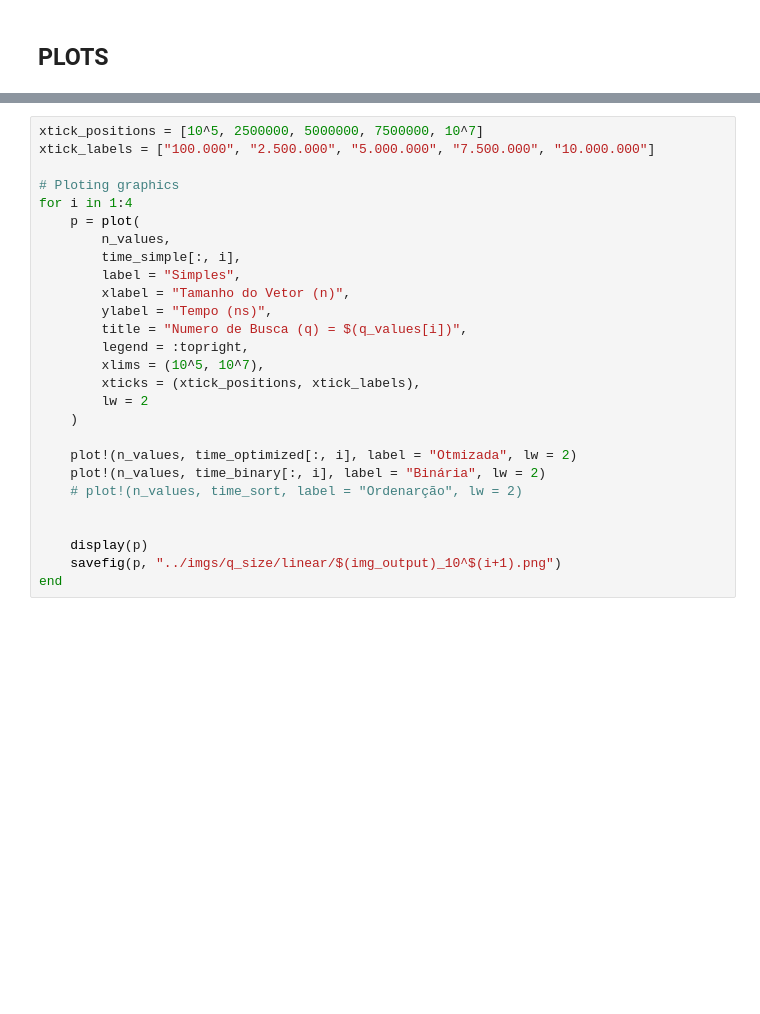
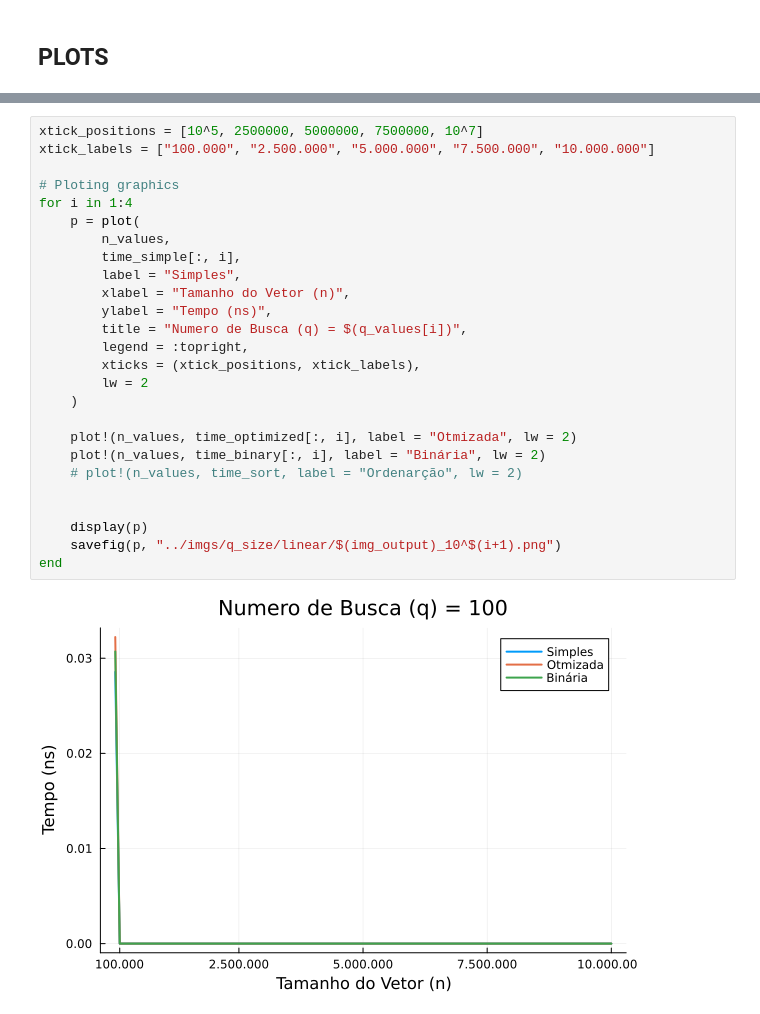
Before and after one commit to TalesLimaOliveira/Analise, a Jupyter notebook: Projeto 1/codes/dummy.ipynb, the cells around one changed output, grey strips where cells are left out. Saved outputs shown, nothing was run; the diff lists cells and outputs as text; blank space fills up the shorter version.

```diff
--- a/Projeto 1/codes/dummy.ipynb
+++ b/Projeto 1/codes/dummy.ipynb
@@ -235,27 +296,28 @@ end
 # %%
 xtick_positions = [10^5, 2500000, 5000000, 7500000, 10^7]
 xtick_labels = ["100.000", "2.500.000", "5.000.000", "7.500.000", "10.000.000"]
 
 # Ploting graphics
 for i in 1:4
     p = plot(
         n_values,
         time_simple[:, i],
         label = "Simples",
         xlabel = "Tamanho do Vetor (n)",
         ylabel = "Tempo (ns)",
         title = "Numero de Busca (q) = $(q_values[i])",
         legend = :topright,
-        xlims = (10^5, 10^7),
         xticks = (xtick_positions, xtick_labels),
         lw = 2
     )
 
     plot!(n_values, time_optimized[:, i], label = "Otmizada", lw = 2)
     plot!(n_values, time_binary[:, i], label = "Binária", lw = 2)
     # plot!(n_values, time_sort, label = "Ordenarção", lw = 2)
 
 
     display(p)
     savefig(p, "../imgs/q_size/linear/$(img_output)_10^$(i+1).png")
 end
+# %% [output]
+[figure, added]
```
Also changed, not shown: parts of 21 cells of this notebook, 8 other files.
